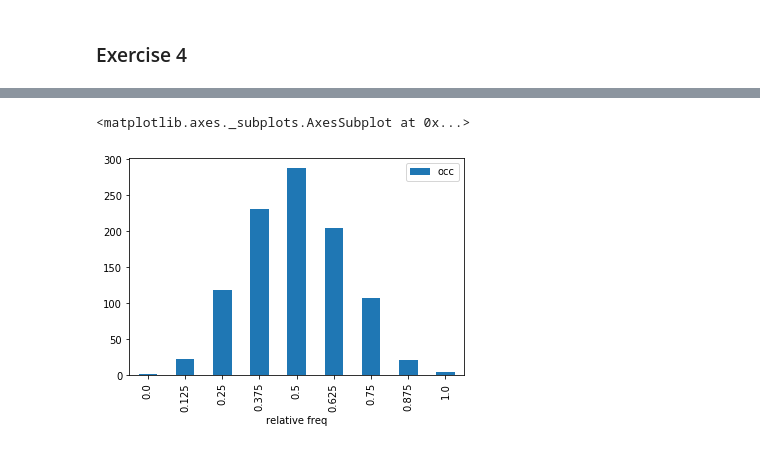
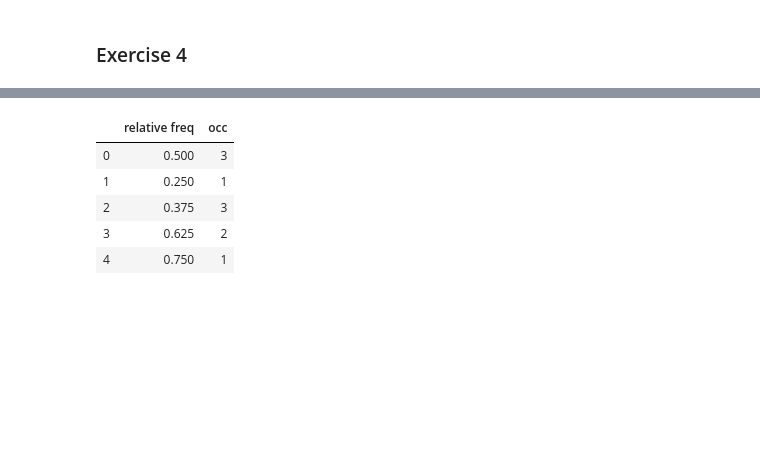
Before and after one commit to 181221/IN4080-NLP, a Jupyter notebook: Oblig-1/Obl1.ipynb, the cells around one changed output, grey strips where cells are left out. Saved outputs shown, nothing was run; the diff lists cells and outputs as text; code cells hidden in the pictures; blank space fills up the shorter version.

```diff
--- a/Oblig-1/Obl1.ipynb
+++ b/Oblig-1/Obl1.ipynb
@@ -406,27 +400,23 @@ mean(means)/10
 # %%
-#We will inspect the effect of running an experiment many times and taking the averages.
-#Make a function bin_freqs(m, n, p) which runs bin_exper(n, p) m many times and returns the
-#relative frequencies of k successes of bin_exper(n, p) for k = 0, 1, …, n i.e., the frequency of
-#frequencies.
-
-
-
 def bin_freqs(m, n, p):
     freq = []
     for i in range(m):
         x = bin_exper(n,p)/n
         freq.append(x)
     return nltk.FreqDist(freq)
 
 
 freqs = bin_freqs(10,8,0.5)
 
 df=pd.DataFrame(freqs.items(),columns=['relative freq', 'occ'])
-df.sort_values('relative freq',inplace=True)
-df1.plot(kind='bar',x='relative freq',y='occ')
+df
 # %% [output]
-<matplotlib.axes._subplots.AxesSubplot at 0x...>
-[figure, removed]
+|  | relative freq | occ |
+| 0 | 0.500 | 3 |
+| 1 | 0.250 | 1 |
+| 2 | 0.375 | 3 |
+| 3 | 0.625 | 2 |
+| 4 | 0.750 | 1 |
 # %%
 n = 8
 p = 0.5
```
Also changed, not shown: parts of 6 cells of this notebook, 2 other files.
